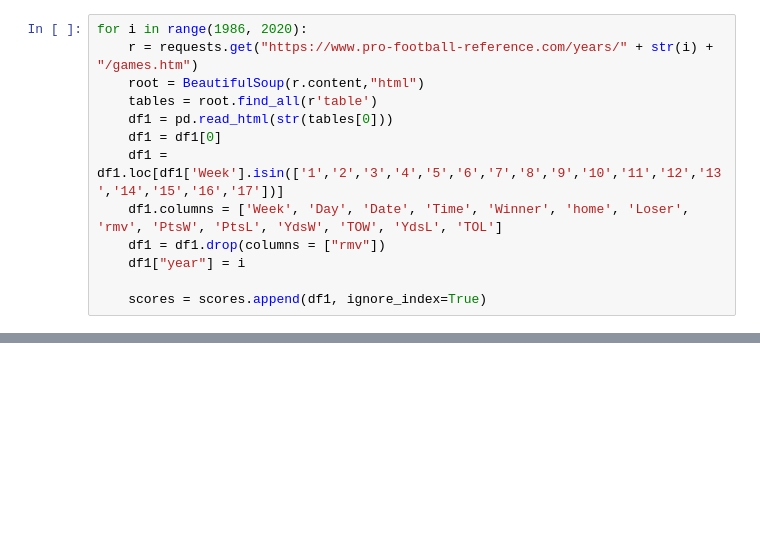
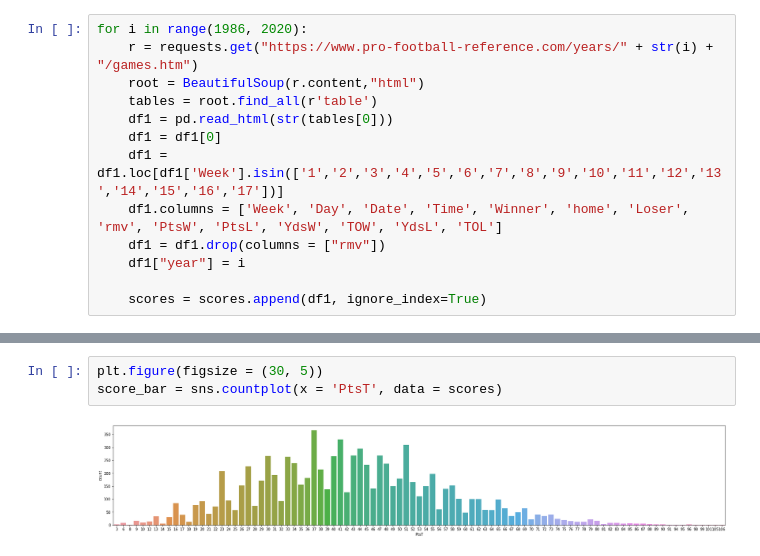
Before and after one commit to jacsho1/jacsho1.github.io, a Jupyter notebook: project.ipynb, the cells around one changed output, grey strips where cells are left out. Drawn from its saved outputs; the diff is of its cells as text; blank space fills up the shorter version.

```diff
--- a/project.ipynb
+++ b/project.ipynb
@@ -93,0 +111,5 @@ scores
+# %%
+plt.figure(figsize = (30, 5))
+score_bar = sns.countplot(x = 'PtsT', data = scores)
+# %% [output]
+[figure, added]
```
Also changed, not shown: parts of 14 cells of this notebook.
